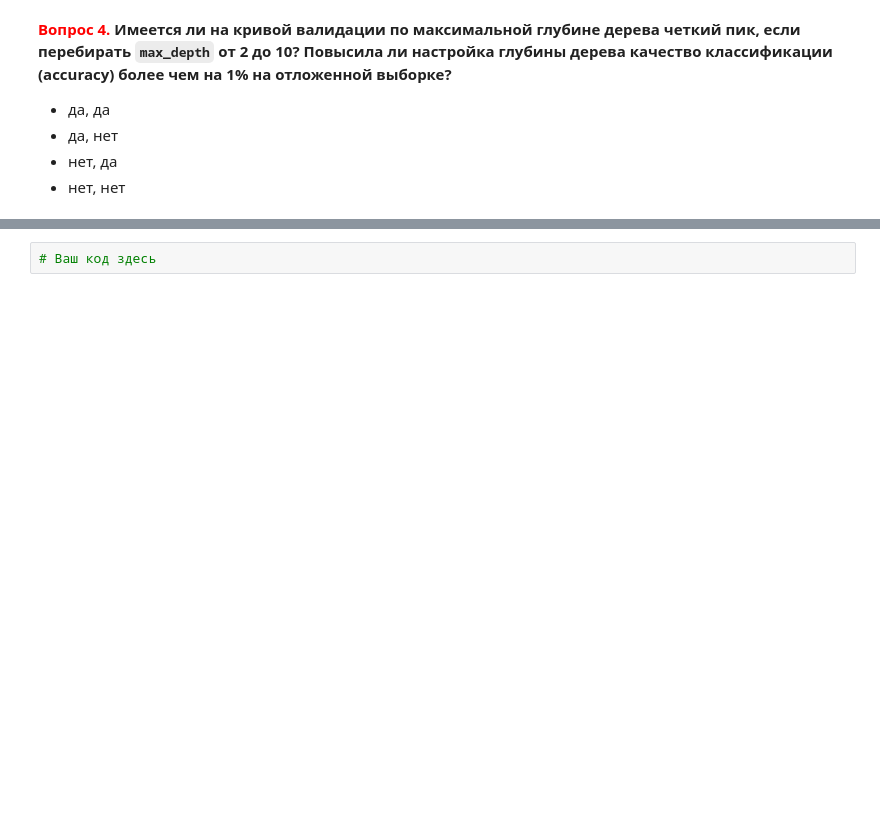
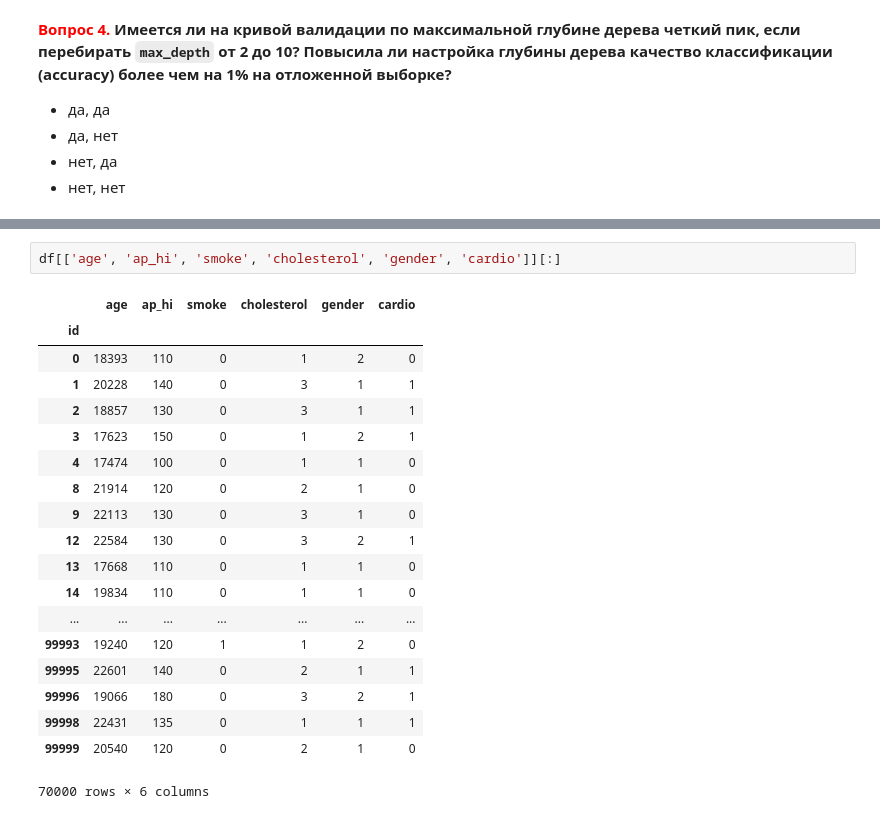
Before and after one commit to coodix/mlcourse_open, a Jupyter notebook: jupyter_notebooks/topic03_decision_trees_knn/hw3_session2_decision_trees.ipynb, the cells around one changed output, grey strips where cells are left out. Drawn from its saved outputs; the diff is of its cells as text; blank space fills up the shorter version.

```diff
--- a/jupyter_notebooks/topic03_decision_trees_knn/hw3_session2_decision_trees.ipynb
+++ b/jupyter_notebooks/topic03_decision_trees_knn/hw3_session2_decision_trees.ipynb
@@ -234,5 +234,25 @@ acc2
 - Возраст от 50 до 55 (лет)
 - Курит / не курит
 - Возраст от 60 до 65 (лет)
-# %%
-# Ваш код здесь
+# %%
+df[['age', 'ap_hi', 'smoke', 'cholesterol', 'gender', 'cardio']][:]
+# %% [output]
+|  | age | ap_hi | smoke | cholesterol | gender | cardio |
+| id |  |  |  |  |  |  |
+| 0 | 18393 | 110 | 0 | 1 | 2 | 0 |
+| 1 | 20228 | 140 | 0 | 3 | 1 | 1 |
+| 2 | 18857 | 130 | 0 | 3 | 1 | 1 |
+| 3 | 17623 | 150 | 0 | 1 | 2 | 1 |
+| 4 | 17474 | 100 | 0 | 1 | 1 | 0 |
+| 8 | 21914 | 120 | 0 | 2 | 1 | 0 |
+| 9 | 22113 | 130 | 0 | 3 | 1 | 0 |
+| 12 | 22584 | 130 | 0 | 3 | 2 | 1 |
+| 13 | 17668 | 110 | 0 | 1 | 1 | 0 |
+| 14 | 19834 | 110 | 0 | 1 | 1 | 0 |
+| ... | ... | ... | ... | ... | ... | ... |
+| 99993 | 19240 | 120 | 1 | 1 | 2 | 0 |
+| 99995 | 22601 | 140 | 0 | 2 | 1 | 1 |
+| 99996 | 19066 | 180 | 0 | 3 | 2 | 1 |
+| 99998 | 22431 | 135 | 0 | 1 | 1 | 1 |
+| 99999 | 20540 | 120 | 0 | 2 | 1 | 0 |
+70000 rows × 6 columns
```
Also changed, not shown: parts of 3 cells of this notebook, 1 other file.
